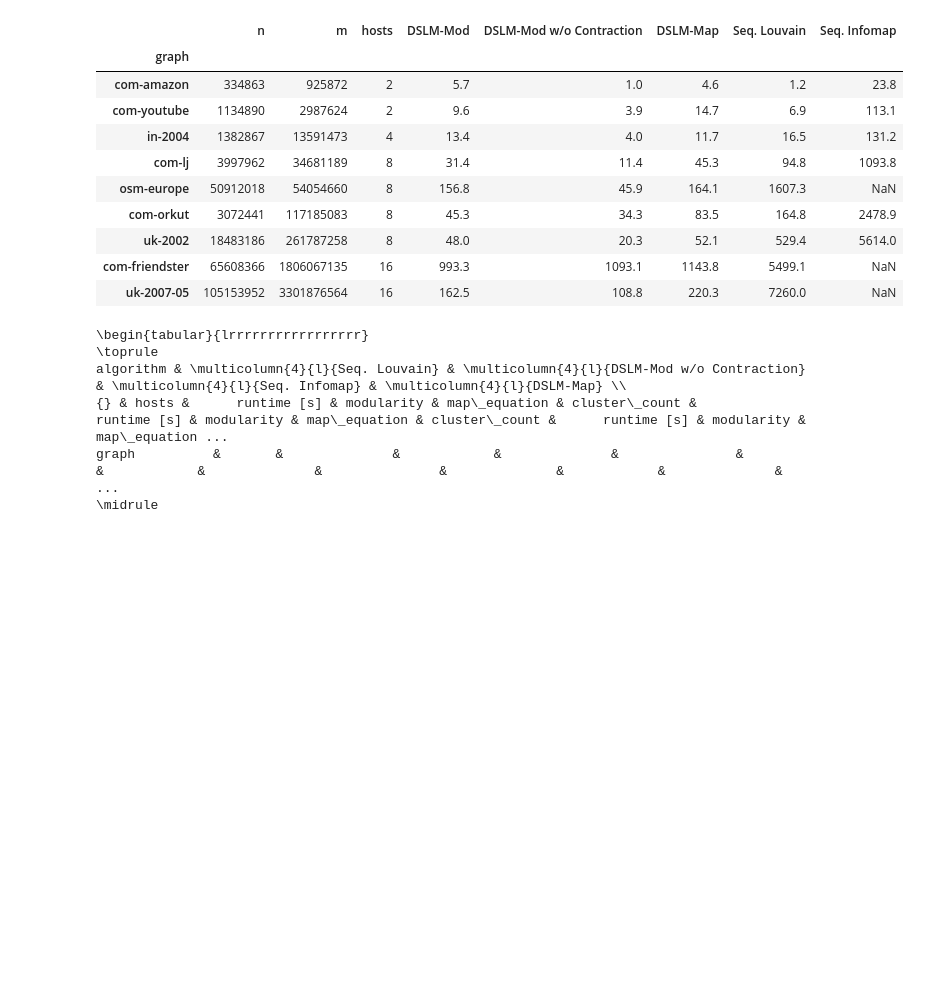
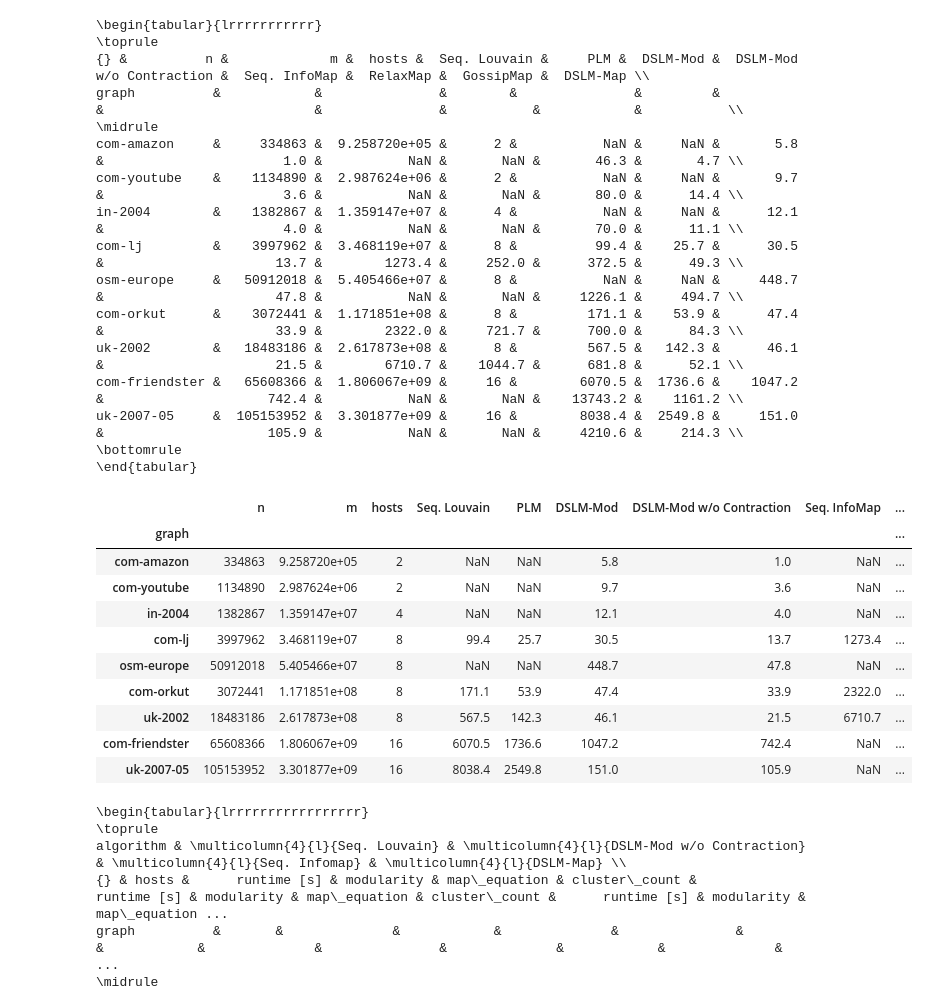
Before and after one commit to kit-algo/distributed_clustering_thrill, a Jupyter notebook: analysis/Paper - Overview Table.ipynb, the cells around one changed output. Saved outputs shown, nothing was run; the diff lists cells and outputs as text; code cells hidden in the pictures; blank space fills up the shorter version.

Commit message:
meltdown compare runs and real world runtime updates

```diff
--- a/analysis/Paper - Overview Table.ipynb
+++ b/analysis/Paper - Overview Table.ipynb
@@ -29,13 +33,18 @@ no_contraction_postfix = ' w/o Contraction'
 dlslm_ws_label = dlslm_label + seq_postfix
 dlslm_nc_label = dlslm_label + no_contraction_postfix
 seq_louvain_label = 'Seq. Louvain'
-seq_infomap_label = 'Seq. Infomap'
+seq_infomap_label = 'Seq. InfoMap'
+plm_label = 'PLM'
+relax_map_label = 'RelaxMap'
+gossip_map_label = 'GossipMap'
 
 algo_name_mapping = {
     'synchronous local moving with map equation': dlslm_me_label,
     'synchronous local moving with modularity': dlslm_label,
     'sequential louvain': seq_louvain_label,
-    'sequential infomap': seq_infomap_label
+    'sequential infomap': seq_infomap_label,
+    'relax map': relax_map_label,
+    'gossip map': gossip_map_label
 }
 
 frames['algorithm_run'].replace({ 'algorithm': algo_name_mapping }, inplace=True)
@@ -48,47 +57,63 @@ frames['algorithm_run']['runtime'].fillna((frames['algorithm_run']['done_ts'] -
 frames['program_run']['graph_path'] = frames['program_run']['graph']
 
 graph_names = {
-    '/home/kit/iti/kp0036/graphs/uk-2002.metis-preprocessed-*.bin': 'uk-2002',
-    '/home/kit/iti/kp0036/graphs/uk-2007-05.metis-preprocessed-*.bin': 'uk-2007-05',
-    '/home/kit/iti/kp0036/graphs/in-2004.metis-preprocessed-*.bin': 'in-2004',
-    '/home/kit/iti/kp0036/graphs/com-friendster-preprocessed-*.bin': 'com-friendster',
-    '/home/kit/iti/kp0036/graphs/com-lj.ungraph-preprocessed-*.bin': 'com-lj',
-    '/home/kit/iti/kp0036/graphs/com-orkut.ungraph-preprocessed-*.bin': 'com-orkut',
-    '/home/kit/iti/kp0036/graphs/com-youtube.ungraph-preprocessed-*.bin': 'com-youtube',
-    '/home/kit/iti/kp0036/graphs/com-amazon.ungraph-preprocessed-*.bin': 'com-amazon',
-    '/home/kit/iti/kp0036/graphs/europe.osm-preprocessed-*.bin': 'osm-europe',
+    'data/graphs/uk-2002.metis-preprocessed-*.bin': 'uk-2002',
+    'data/graphs/uk-2007-05.metis-preprocessed-*.bin': 'uk-2007-05',
+    'data/graphs/in-2004.metis-preprocessed-*.bin': 'in-2004',
+    'data/graphs/com-friendster-preprocessed-*.bin': 'com-friendster',
+    'data/graphs/com-lj.ungraph-preprocessed-*.bin': 'com-lj',
+    'data/graphs/com-orkut.ungraph-preprocessed-*.bin': 'com-orkut',
+    'data/graphs/com-youtube.ungraph-preprocessed-*.bin': 'com-youtube',
+    'data/graphs/com-amazon.ungraph-preprocessed-*.bin': 'com-amazon',
+    'data/graphs/europe.osm-preprocessed-*.bin': 'osm-europe',
 }
 
 frames['program_run'].replace({ 'graph': graph_names }, inplace=True)
 # %%
 all_data = frames['clustering'] \
     .merge(frames['algorithm_run'], left_on='algorithm_run_id', right_index=True) \
     .merge(frames['program_run'], left_on='program_run_id', right_index=True) \
     .groupby(['graph', 'algorithm'])['runtime'].mean().round(1).to_frame() \
-    .unstack()["runtime"][[dlslm_label, dlslm_nc_label, dlslm_me_label, seq_louvain_label, seq_infomap_label]]
+    .unstack()["runtime"][[seq_louvain_label, plm_label, dlslm_label, dlslm_nc_label, seq_infomap_label, relax_map_label, gossip_map_label, dlslm_me_label]]
 
 all_data = all_data.loc[frames['program_run'].sort_values('edge_count')['graph'].dropna().unique()]
 
-graph_data = frames['program_run'].dropna(subset=['hosts'])[['graph', 'node_count', 'edge_count', 'hosts']].set_index('graph').drop_duplicates(keep='first')
+graph_data = frames['program_run'].dropna(subset=['hosts', 'edge_count']).groupby('graph').agg({ 'node_count': 'first', 'edge_count': 'first', 'hosts': 'max' })
 graph_data['hosts'] = graph_data['hosts'].astype(int)
 graph_data.columns = ['n', 'm', 'hosts']
 res = graph_data.sort_values('m').merge(all_data, left_index=True, right_index=True)
 
-with open("../../dist-thrill-cluster/plots/real_world_runtimes.tex", "w") as file:
-    print(res.to_latex(), file=file)
+# with open("../../dist-thrill-cluster/plots/real_world_runtimes.tex", "w") as file:
+print(res.to_latex())
 res
 # %% [output]
+\begin{tabular}{lrrrrrrrrrrr}
+\toprule
+{} &          n &             m &  hosts &  Seq. Louvain &     PLM &  DSLM-Mod &  DSLM-Mod w/o Contraction &  Seq. InfoMap &  RelaxMap &  GossipMap &  DSLM-Map \\
+graph          &            &               &        &               &         &           &                           &               &           &            &           \\
+\midrule
+com-amazon     &     334863 &  9.258720e+05 &      2 &           NaN &     NaN &       5.8 &                       1.0 &           NaN &       NaN &       46.3 &       4.7 \\
+com-youtube    &    1134890 &  2.987624e+06 &      2 &           NaN &     NaN &       9.7 &                       3.6 &           NaN &       NaN &       80.0 &      14.4 \\
+in-2004        &    1382867 &  1.359147e+07 &      4 &           NaN &     NaN &      12.1 &                       4.0 &           NaN &       NaN &       70.0 &      11.1 \\
+com-lj         &    3997962 &  3.468119e+07 &      8 &          99.4 &    25.7 &      30.5 &                      13.7 &        1273.4 &     252.0 &      372.5 &      49.3 \\
+osm-europe     &   50912018 &  5.405466e+07 &      8 &           NaN &     NaN &     448.7 &                      47.8 &           NaN &       NaN &     1226.1 &     494.7 \\
+com-orkut      &    3072441 &  1.171851e+08 &      8 &         171.1 &    53.9 &      47.4 &                      33.9 &        2322.0 &     721.7 &      700.0 &      84.3 \\
+uk-2002        &   18483186 &  2.617873e+08 &      8 &         567.5 &   142.3 &      46.1 &                      21.5 &        6710.7 &    1044.7 &      681.8 &      52.1 \\
+com-friendster &   65608366 &  1.806067e+09 &     16 &        6070.5 &  1736.6 &    1047.2 &                     742.4 &           NaN &       NaN &    13743.2 &    1161.2 \\
+uk-2007-05     &  105153952 &  3.301877e+09 &     16 &        8038.4 &  2549.8 &     151.0 &                     105.9 &           NaN &       NaN &     4210.6 &     214.3 \\
+\bottomrule
+\end{tabular}
-|  | n | m | hosts | DSLM-Mod | DSLM-Mod w/o Contraction | DSLM-Map | Seq. Louvain | Seq. Infomap |
-| graph |  |  |  |  |  |  |  |  |
-| com-amazon | 334863 | 925872 | 2 | 5.7 | 1.0 | 4.6 | 1.2 | 23.8 |
-| com-youtube | 1134890 | 2987624 | 2 | 9.6 | 3.9 | 14.7 | 6.9 | 113.1 |
-| in-2004 | 1382867 | 13591473 | 4 | 13.4 | 4.0 | 11.7 | 16.5 | 131.2 |
-| com-lj | 3997962 | 34681189 | 8 | 31.4 | 11.4 | 45.3 | 94.8 | 1093.8 |
-| osm-europe | 50912018 | 54054660 | 8 | 156.8 | 45.9 | 164.1 | 1607.3 | NaN |
-| com-orkut | 3072441 | 117185083 | 8 | 45.3 | 34.3 | 83.5 | 164.8 | 2478.9 |
-| uk-2002 | 18483186 | 261787258 | 8 | 48.0 | 20.3 | 52.1 | 529.4 | 5614.0 |
-| com-friendster | 65608366 | 1806067135 | 16 | 993.3 | 1093.1 | 1143.8 | 5499.1 | NaN |
-| uk-2007-05 | 105153952 | 3301876564 | 16 | 162.5 | 108.8 | 220.3 | 7260.0 | NaN |
+|  | n | m | hosts | Seq. Louvain | PLM | DSLM-Mod | DSLM-Mod w/o Contraction | Seq. InfoMap | ... |
+| graph |  |  |  |  |  |  |  |  | ... |
+| com-amazon | 334863 | 9.258720e+05 | 2 | NaN | NaN | 5.8 | 1.0 | NaN | ... |
+| com-youtube | 1134890 | 2.987624e+06 | 2 | NaN | NaN | 9.7 | 3.6 | NaN | ... |
+| in-2004 | 1382867 | 1.359147e+07 | 4 | NaN | NaN | 12.1 | 4.0 | NaN | ... |
+| com-lj | 3997962 | 3.468119e+07 | 8 | 99.4 | 25.7 | 30.5 | 13.7 | 1273.4 | ... |
+| osm-europe | 50912018 | 5.405466e+07 | 8 | NaN | NaN | 448.7 | 47.8 | NaN | ... |
+| com-orkut | 3072441 | 1.171851e+08 | 8 | 171.1 | 53.9 | 47.4 | 33.9 | 2322.0 | ... |
+| uk-2002 | 18483186 | 2.617873e+08 | 8 | 567.5 | 142.3 | 46.1 | 21.5 | 6710.7 | ... |
+| com-friendster | 65608366 | 1.806067e+09 | 16 | 6070.5 | 1736.6 | 1047.2 | 742.4 | NaN | ... |
+| uk-2007-05 | 105153952 | 3.301877e+09 | 16 | 8038.4 | 2549.8 | 151.0 | 105.9 | NaN | ... |
 # %%
 all_data = frames['clustering'] \
     .merge(frames['algorithm_run'], left_on='algorithm_run_id', right_index=True) \
```
Also changed, not shown: parts of 1 cell of this notebook, 2 other files.
